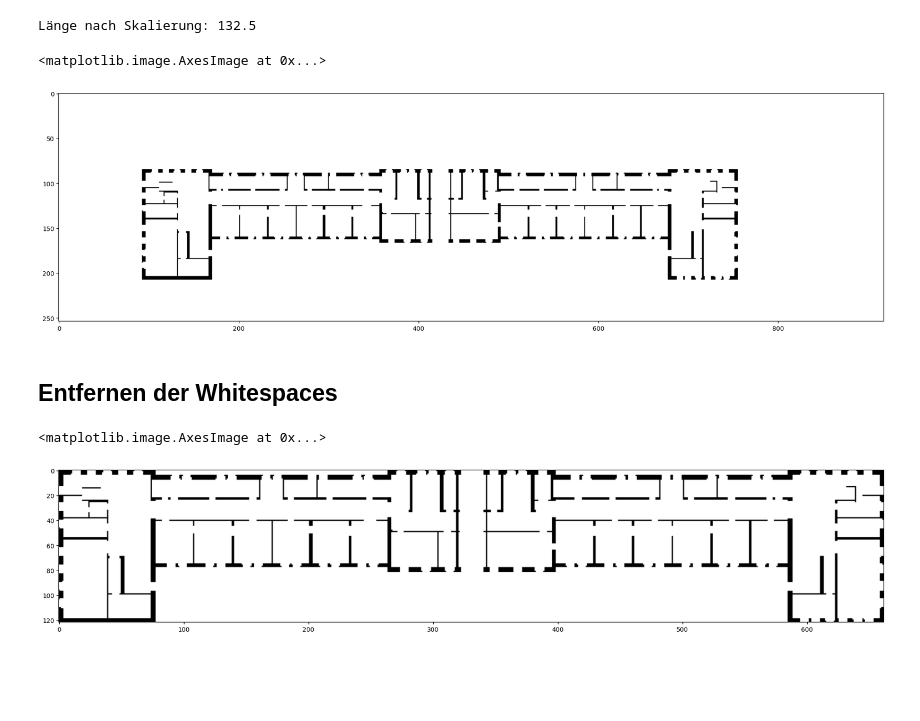
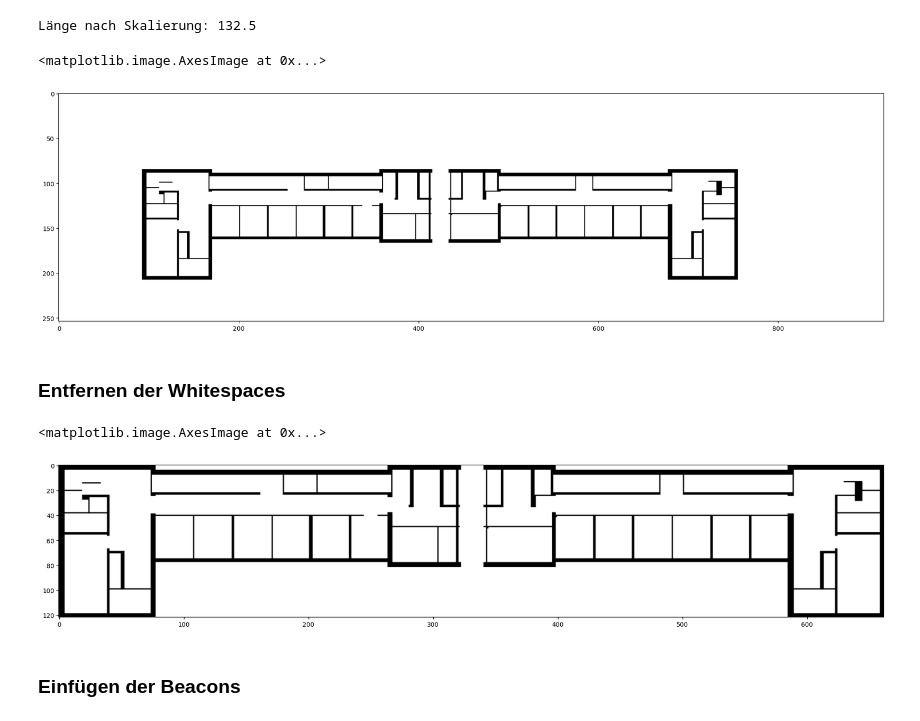
Before and after one commit to M4ngo404/embedded_intelligence, a Jupyter notebook: notebooks/260623_map_generation.ipynb, the cells around one changed output. Saved outputs shown, nothing was run; the diff lists cells and outputs as text; code cells hidden in the pictures; blank space fills up the shorter version.

```diff
--- a/notebooks/260623_map_generation.ipynb
+++ b/notebooks/260623_map_generation.ipynb
@@ -46,0 +47,6 @@ Aufgrund der Art der Extraktion der Mauerpixel liegt leichtes Rauschen vor. Dies
+# %%
+occupancy_map_eg = cv2.morphologyEx(
+    img_eg_filtered.astype(np.uint8),
+    cv2.MORPH_CLOSE,
+    np.ones((3,3), np.uint8)
+)
@@ -47,6 +55,18 @@ Aufgrund der Art der Extraktion der Mauerpixel liegt leichtes Rauschen vor. Dies
 # %%
-occupancy_map = cv2.morphologyEx(
-    img_filtered.astype(np.uint8),
+kernel = np.ones((1,100), dtype=np.uint8)
+kernel[0,:] = 1
+
+occupancy_map_eg = cv2.morphologyEx(
+    occupancy_map_eg.astype(np.uint8),
     cv2.MORPH_OPEN,
-    np.ones((3,3), np.uint8)
+    kernel
 )
+
+kernel = np.ones((100,1), dtype=np.uint8)
+kernel[:,0] = 1
+
+occupancy_map_eg = cv2.morphologyEx(
+    occupancy_map_eg.astype(np.uint8),
+    cv2.MORPH_OPEN,
+    kernel
+)
@@ -56,7 +84,7 @@ Das gesamte Gebäude hat eine Länge von $~132,5m$.
 # %%
 extent_m = 132.5
 
-ys, xs = np.where(occupancy_map == 0)
+ys, xs = np.where(occupancy_map_eg == 0)
 
 xmin = xs.min()
 xmax = xs.max()
@@ -77,13 +105,13 @@ Die Ausdehnung des Gebäudes in Pixeln ist 7820px.
 Das ergibt eine Auflösung von 0.01694373401534527px.
 254
 # %%
-grid = cv2.resize(
-    occupancy_map.astype(np.uint8),
+grid_eg = cv2.resize(
+    occupancy_map_eg.astype(np.uint8),
     (grid_width, grid_height),
     interpolation=cv2.INTER_NEAREST
 )
 
-ys, xs = np.where(grid == 0)
+ys, xs = np.where(grid_eg == 0)
 
 xmin = xs.min()
 xmax = xs.max()
@@ -96,24 +124,26 @@ print(f"Länge nach Skalierung: {extent_px*current_res}")
 Länge nach Skalierung: 132.5
 # %%
 plt.figure(figsize=(24,16))
-plt.imshow(grid, cmap='gray')
+plt.imshow(grid_eg, cmap='gray')
 # %% [output]
 <matplotlib.image.AxesImage at 0x...>
-[figure, old version]
+[figure, new version]
 # %% [markdown]
-## Entfernen der Whitespaces
+### Entfernen der Whitespaces
 # %%
-ys, xs = np.where(grid == 0)
+ys, xs = np.where(grid_eg == 0)
 
 xmin = xs.min()
 xmax = xs.max()
 ymin = ys.min()
 ymax = ys.max()
 
-grid_final = grid[ymin:ymax, xmin:xmax]
+grid_eg_final = grid_eg[ymin:ymax, xmin:xmax]
 
 plt.figure(figsize=(24,16))
-plt.imshow(grid_final, cmap='gray')
+plt.imshow(grid_eg_final, cmap='gray')
 # %% [output]
 <matplotlib.image.AxesImage at 0x...>
-[figure, old version]
+[figure, new version]
+# %% [markdown]
+### Einfügen der Beacons
```
Also changed, not shown: parts of 27 cells of this notebook, 4 other files.
